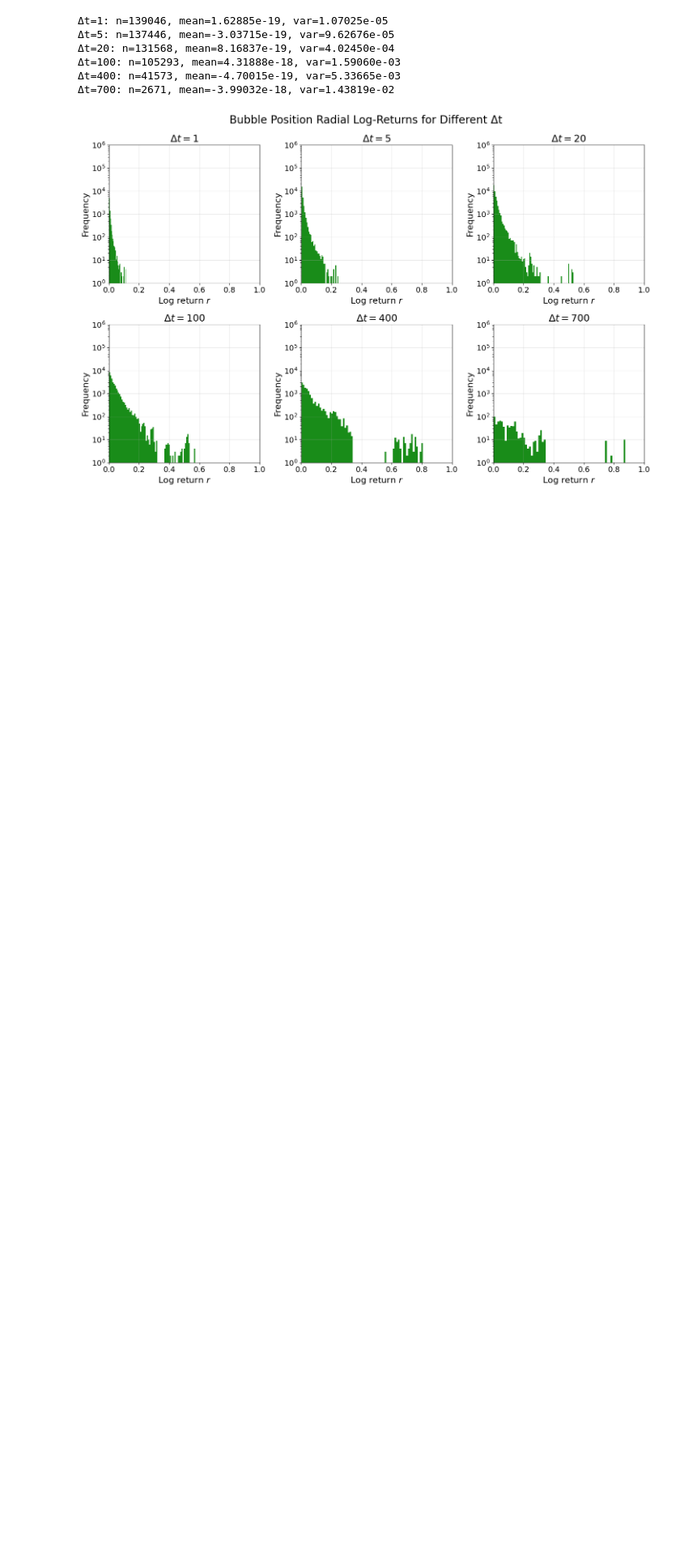
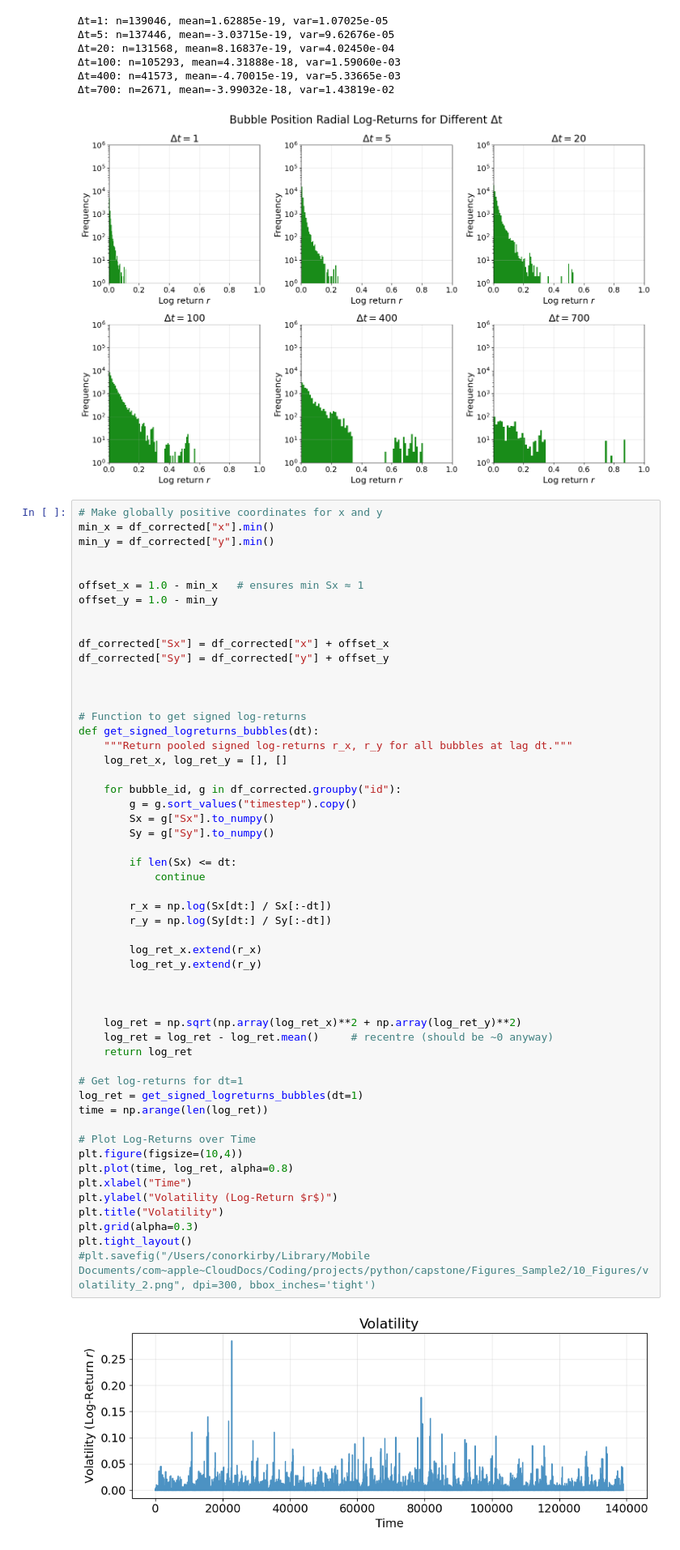
Before and after one commit to conorkirby/capstone, a Jupyter notebook: ProjectNotebooks/09.5_AutoCorrelation_LogReturns.ipynb, the cells around one changed output. Shown at 81% size. Cells and saved outputs as stored; diff of their text form; blank space fills up the shorter version.

Commit message:
more volatility and diffusion coefficient analysis

```diff
--- a/ProjectNotebooks/09.5_AutoCorrelation_LogReturns.ipynb
+++ b/ProjectNotebooks/09.5_AutoCorrelation_LogReturns.ipynb
@@ -99,6 +99,61 @@ plt.show()
 Δt=400: n=41573, mean=-4.70015e-19, var=5.33665e-03
 Δt=700: n=2671, mean=-3.99032e-18, var=1.43819e-02
 [figure]
+# %%
+# Make globally positive coordinates for x and y
+min_x = df_corrected["x"].min()
+min_y = df_corrected["y"].min()
+
+
+offset_x = 1.0 - min_x   # ensures min Sx ≈ 1
+offset_y = 1.0 - min_y
+
+
+df_corrected["Sx"] = df_corrected["x"] + offset_x
+df_corrected["Sy"] = df_corrected["y"] + offset_y
+
+
+
+# Function to get signed log-returns
+def get_signed_logreturns_bubbles(dt):
+    """Return pooled signed log-returns r_x, r_y for all bubbles at lag dt."""
+    log_ret_x, log_ret_y = [], []
+
+    for bubble_id, g in df_corrected.groupby("id"):
+        g = g.sort_values("timestep").copy()
+        Sx = g["Sx"].to_numpy()
+        Sy = g["Sy"].to_numpy()
+
+        if len(Sx) <= dt:
+            continue
+
+        r_x = np.log(Sx[dt:] / Sx[:-dt])
+        r_y = np.log(Sy[dt:] / Sy[:-dt])
+
+        log_ret_x.extend(r_x)
+        log_ret_y.extend(r_y)
+
+
+
+    log_ret = np.sqrt(np.array(log_ret_x)**2 + np.array(log_ret_y)**2)
+    log_ret = log_ret - log_ret.mean()     # recentre (should be ~0 anyway)
+    return log_ret
+
+# Get log-returns for dt=1
+log_ret = get_signed_logreturns_bubbles(dt=1)
+time = np.arange(len(log_ret))
+
+# Plot Log-Returns over Time
+plt.figure(figsize=(10,4))
+plt.plot(time, log_ret, alpha=0.8)
+plt.xlabel("Time")
+plt.ylabel("Volatility (Log-Return $r$)")
+plt.title("Volatility")
+plt.grid(alpha=0.3)
+plt.tight_layout()
+#plt.savefig("/Users/conorkirby/Library/Mobile Documents/com~apple~CloudDocs/Coding/projects/python/capstone/Figures_Sample2/10_Figures/volatility_2.png", dpi=300, bbox_inches='tight')
+# %% [output]
+[figure, added]
 # %%
 # --- helpers copied from 09 ---
 def scalar_acf_fft(x, max_lag=None):
```
Also changed, not shown: parts of 1 cell of this notebook, 4 other files.
